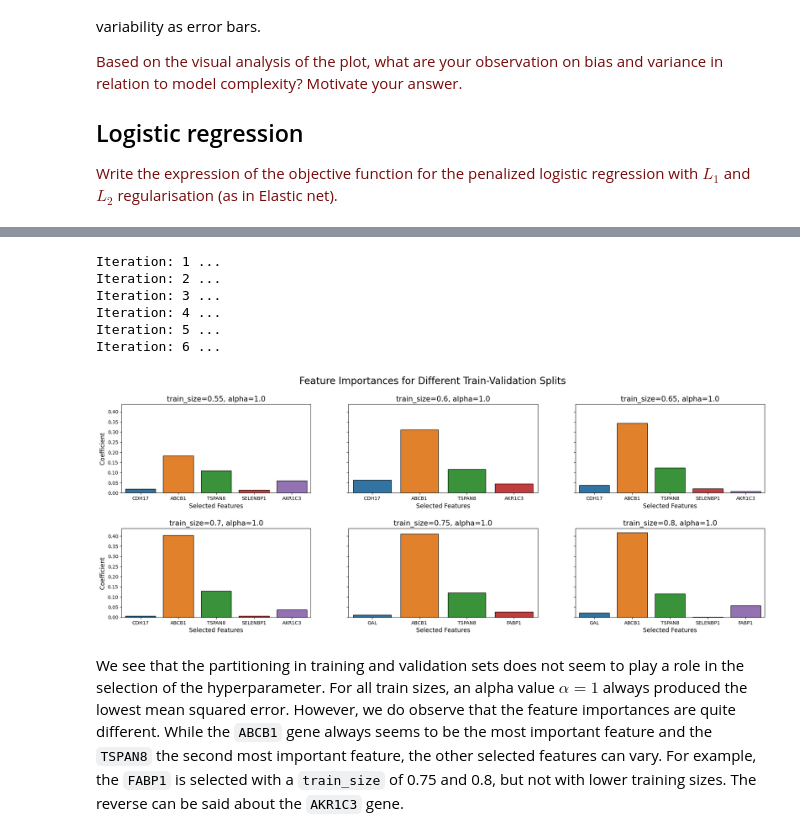
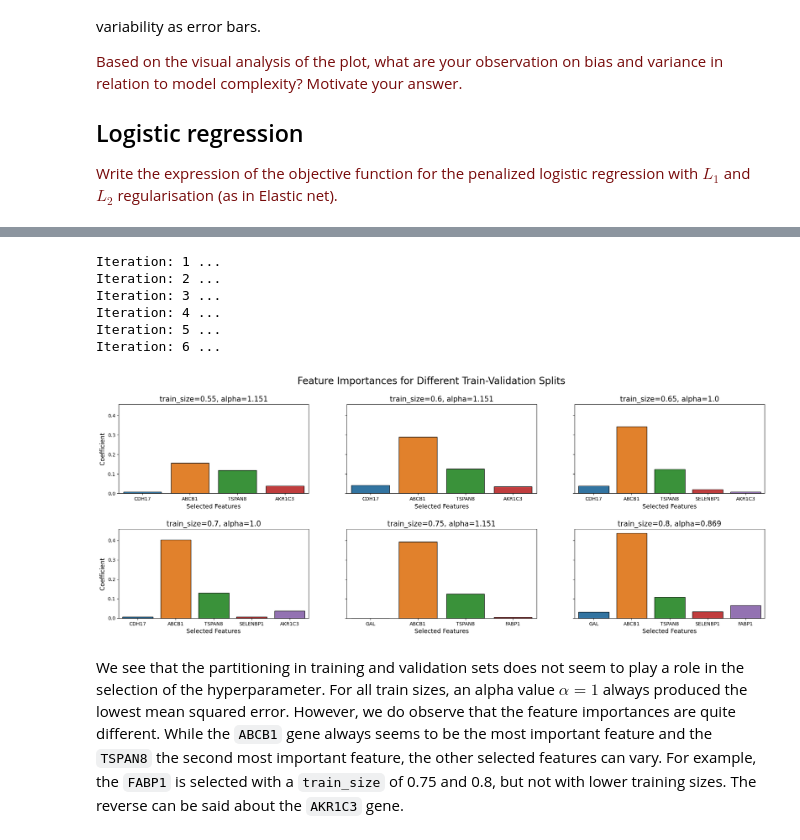
Before and after one commit to marbybr/8DM50_Group_1, a Jupyter notebook: week_3.ipynb, the cells around one changed output, grey strips where cells are left out. Saved outputs shown, nothing was run; the diff lists cells and outputs as text; code cells hidden in the pictures.

```diff
--- a/week_3.ipynb
+++ b/week_3.ipynb
@@ -356,6 +356,7 @@ Show the effect of the regularization on the parameter estimates in terms of bia
 # %%
 # Selection of the hyperparameter
 from sklearn.model_selection import GridSearchCV, train_test_split
+from sklearn.metrics import mean_squared_error
 
 # Then get X and y
 X_train, X_test, y_train, y_test = train_test_split(gene_expression, drug_response, train_size=0.7, random_state=42)
@@ -370,7 +371,7 @@ for array in (X_train, X_test, y_train, y_test):
 lasso = Lasso(random_state=42, max_iter=100000) # Number of iterations increased, otherwise did not converge
 
 # Set alpha values to test
-parameters = {"alpha": 10.**(np.arange(-3, 4)).astype(int)}
+parameters = {"alpha": np.logspace(-3,3,99)}
 
 # Set folds
 cv = 5
@@ -389,8 +390,12 @@ best_alpha = grid_search_clf.best_params_["alpha"]
 best_score = grid_search_clf.best_score_
 best_estimator = grid_search_clf.best_estimator_
 
+y_pred = best_estimator.predict(X_test)
+
 print(f"Best alpha: {best_alpha}")
 print(f"Best MSE: {-best_score}")
+
+print(f"MSE test set: {mean_squared_error(y_test, y_pred)}")
 # %% [output]
 (103, 238)
 (45, 238)
@@ -429,7 +455,7 @@ for i, (ax, train_size) in enumerate(zip(axes.flatten(), train_sizes)):
     lasso = Lasso(random_state=42, max_iter=100000) # Number of iterations increased, otherwise did not converge
 
     # Set alpha values to test
-    parameters = {"alpha": 10.**(np.arange(-3, 4)).astype(int)}
+    parameters = {"alpha": np.logspace(-3, 3, 99)}
 
     # Set folds
     cv = 5
@@ -444,35 +470,35 @@ for i, (ax, train_size) in enumerate(zip(axes.flatten(), train_sizes)):
     grid_search_clf.fit(X_train, y_train)
 
     # Get best elements and print details
     best_alpha = grid_search_clf.best_params_["alpha"]
     best_score = grid_search_clf.best_score_
     best_estimator = grid_search_clf.best_estimator_
 
     # Plot important features
     coefficients = best_estimator.coef_
     selected_features = best_estimator.feature_names_in_[coefficients > 0]
     coefficients = coefficients[coefficients > 0]
 
     sns.barplot(x=selected_features,
                 y=coefficients,
                 edgecolor='black',
                 hue=selected_features,
                 ax=ax)
     ax.set_xlabel("Selected Features", fontsize=12.5)
     ax.set_ylabel("Coefficient", fontsize=12.5)
-    ax.set_title(f"train_size={round(train_size, 2)}, alpha={best_alpha}", fontsize=15)
+    ax.set_title(f"train_size={round(train_size, 2)}, alpha={round(best_alpha, 3)}", fontsize=15)
 
 fig.suptitle("Feature Importances for Different Train-Validation Splits", fontsize=20)
 plt.subplots_adjust(hspace=0.4)
 plt.show()
 # %% [output]
 Iteration: 1 ...
 Iteration: 2 ...
 Iteration: 3 ...
 Iteration: 4 ...
 Iteration: 5 ...
 Iteration: 6 ...
-[figure, old version]
+[figure, new version]
 # %% [markdown]
 We see that the partitioning in training and validation sets does not seem to play a role in the selection of the hyperparameter. For all train sizes, an alpha value $\alpha = 1$ always produced the lowest mean squared error. However, we do observe that the feature importances are quite different. While the `ABCB1` gene always seems to be the most important feature and the `TSPAN8` the second most important feature, the other selected features can vary. For example, the `FABP1` is selected with a `train_size` of 0.75 and 0.8, but not with lower training sizes. The reverse can be said about the `AKR1C3` gene.
 # %%
```
Also changed, not shown: parts of 4 cells of this notebook.
